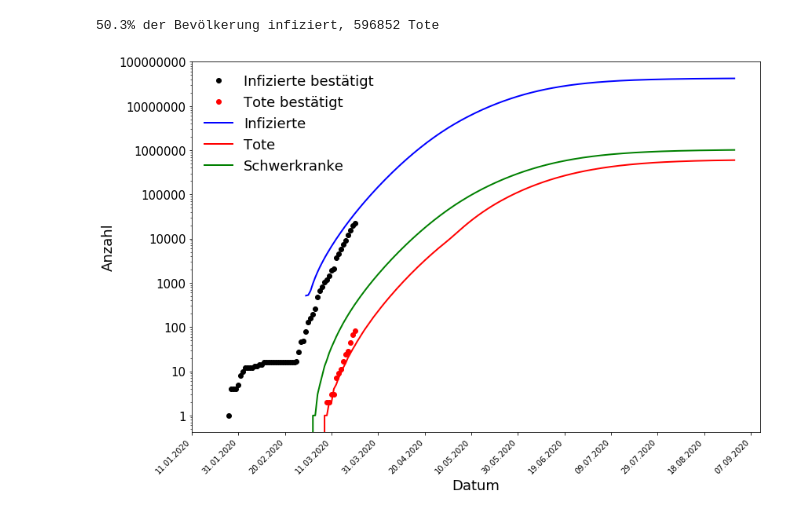
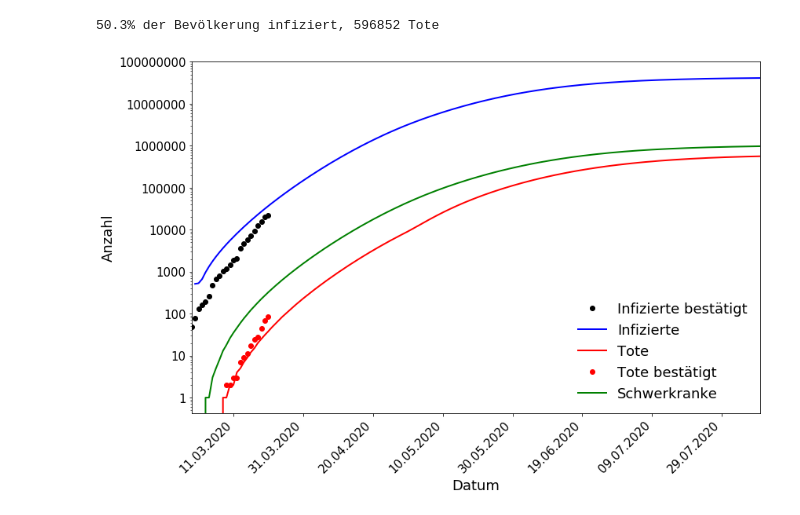
Before and after one commit to JohnHenningsen/CoronaDataDeviance, a Jupyter notebook: plot_neherlab.ipynb, the cells around one changed output. Cells and saved outputs as stored; diff of their text form; code cells hidden in the pictures.

Commit message:
more detailed linear plots'

```diff
--- a/plot_neherlab.ipynb
+++ b/plot_neherlab.ipynb
@@ -76,32 +70,36 @@ print(f'{percent_infected:.3g}% der Bevölkerung infiziert, {dead:.0f} Tote')
 # %%
 fig, ax =  plt.subplots(1,1, figsize=(12.0,8.0))
 ax.set_yscale('log')
 
 ax.plot(df_merge['Date'], df_merge['Confirmed'], 'ko', label = 'Infizierte bestätigt')
-ax.plot(df_merge['Date'], df_merge['Deaths'], 'ro', label = 'Tote bestätigt')
+
 
 ax.plot(df_merge['Date'], df_merge['cuminfected'], color = 'b',label = 'Infizierte',linewidth=2)
 ax.plot(df_merge['Date'], df_merge['dead'], color = 'r', label = 'Tote',linewidth=2)
+ax.plot(df_merge['Date'], df_merge['Deaths'], 'ro', label = 'Tote bestätigt')
+
 ax.plot(df_merge['Date'], df_merge['intensive'], color = 'g', label = 'Schwerkranke',linewidth=2)
 
 
 # das folgende checke ich nicht, ist aber evtl auch nicht nötig?
 plt.gca().xaxis.set_major_formatter(mdates.DateFormatter('%d.%m.%Y'))
 plt.gca().xaxis.set_major_locator(mdates.DayLocator())
 plt.gcf().autofmt_xdate()
 
 ax.set_xticks(ax.get_xticks()[::20])
-ax.tick_params(axis='x', rotation=45)
+ax.tick_params(axis='x', rotation=45,labelsize=15)
 
 ax.set_yticklabels([int(x) for x in ax.get_yticks()],fontsize=15)
+
+ax.set_xlim(df_merge['Date'][37],df_merge['Date'][200] )
 
 ax.set_xlabel('Datum',fontsize=18)
 ax.set_ylabel('Anzahl',fontsize=18)
 
 ax.legend(loc='best',fontsize=18.0,numpoints=1, frameon=False)
 
 fig.tight_layout()
 
-#plt.savefig('Deutschland_Model_Bestätigt.png',dpi=300)
+plt.savefig('Deutschland_Model_Bestätigt.png',dpi=300)
 # %% [output]
-[figure, old version]
+[figure, new version]
```
Also changed, not shown: parts of 5 cells of this notebook.
